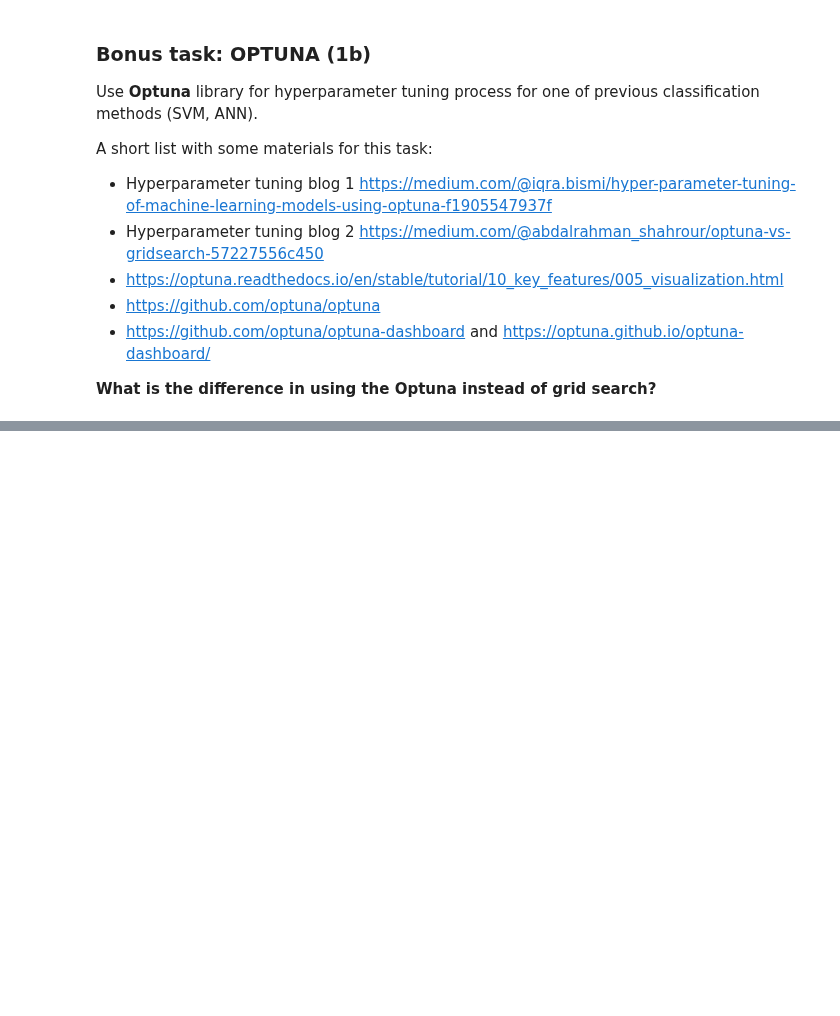
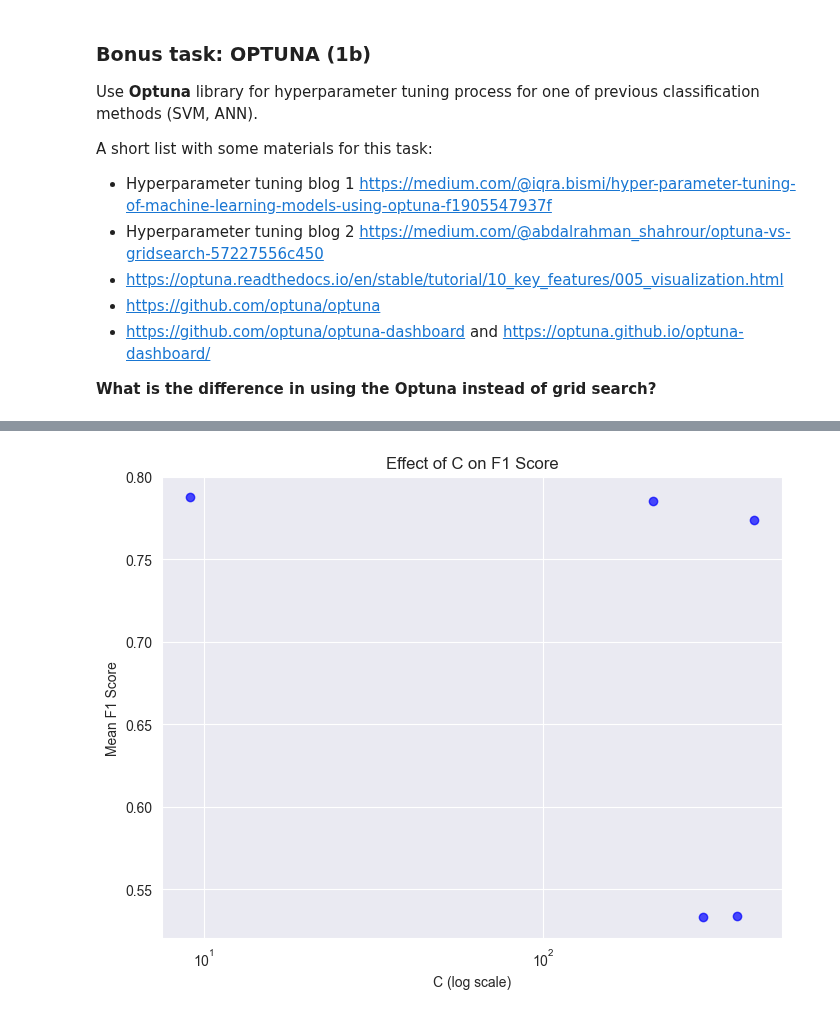
Before and after one commit to CMinusBool/SUU, a Jupyter notebook: CV6/sklearn_classification.ipynb, the cells around one changed output, grey strips where cells are left out. Cells and saved outputs as stored; diff of their text form; code cells hidden in the pictures; blank space fills up the shorter version.

```diff
--- a/CV6/sklearn_classification.ipynb
+++ b/CV6/sklearn_classification.ipynb
@@ -568,3 +728,35 @@ A short list with some materials for this task:
 - https://github.com/optuna/optuna-dashboard and https://optuna.github.io/optuna-dashboard/
 
 **What is the difference in using the Optuna instead of grid search?**
+# %%
+def objective(trial):
+    # Define the hyperparameters to tune
+    kernel = trial.suggest_categorical("kernel", ["linear", "rbf"])
+    C = trial.suggest_float("C", 0.1, 1000)
+
+    if kernel == "rbf":
+        gamma = trial.suggest_float("gamma", 1e-3, 10)
+    else:
+        gamma = "scale"  # Not used for linear kernel
+
+    # Initialize and evaluate the SVM model
+    model = SVC(kernel=kernel, C=C, gamma=gamma, random_state=13)
+    scores = cross_val_score(model, X_train, y_train, cv=5, scoring="f1_weighted", n_jobs=-1)
+    return scores.mean()
+
+# Create and run the study
+study = optuna.create_study(direction="maximize")
+study.optimize(objective, n_trials=5, n_jobs=-1)
+
+# Display the best parameters and model performance
+print("Best parameters:", study.best_params)
+best_params = study.best_params
+
+# Train and evaluate the best model
+best_model = SVC(kernel=best_params["kernel"], C=best_params["C"],
+                 gamma=best_params.get("gamma", "scale"), random_state=13)
+best_model.fit(X_train, y_train)
+y_pred = best_model.predict(X_test)
+
+print("\nClassification Report:")
+print(classification_report(y_test, y_pred))
@@ -570,0 +785,14 @@ A short list with some materials for this task:
+# %%
+df = study.trials_dataframe()
+
+#Plot mean F1 score vs C values
+plt.figure(figsize=(8, 6))
+plt.scatter(df['params_C'], df['value'], c='blue', alpha=0.7)
+plt.xscale('log')  # Log scale for C
+plt.xlabel('C (log scale)')
+plt.ylabel('Mean F1 Score')
+plt.title('Effect of C on F1 Score')
+plt.grid(True)
+plt.show()
+# %% [output]
+[figure, added]
```
Also changed, not shown: parts of 26 cells of this notebook.
